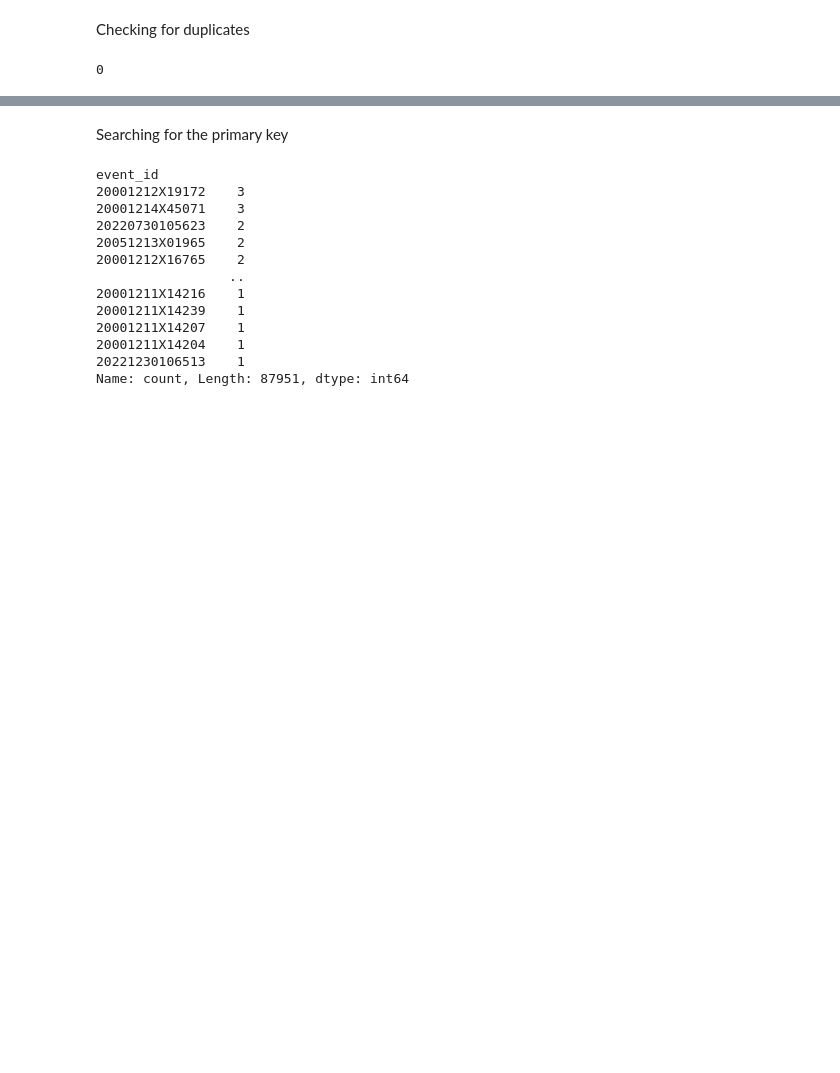
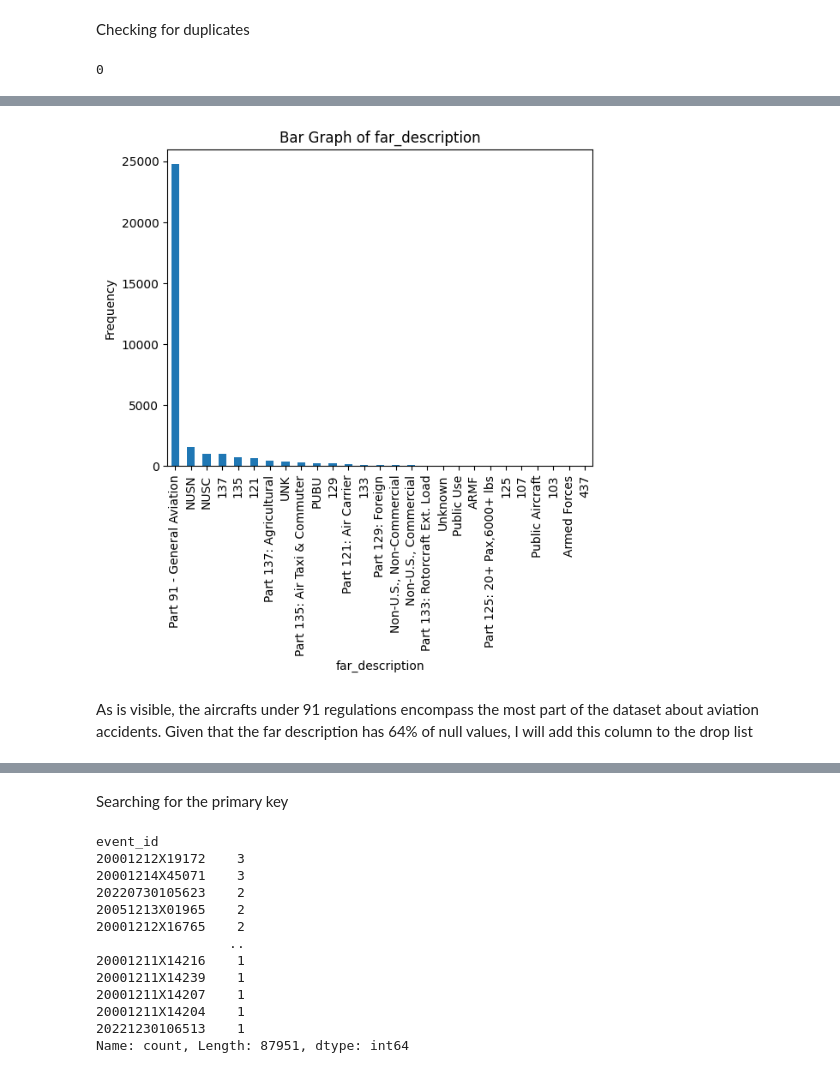
Before and after one commit to mbarriola96/Aircraft_safety_analysis, a Jupyter notebook: 00_data_understanding.ipynb, the cells around one changed output, grey strips where cells are left out. Saved outputs shown, nothing was run; the diff lists cells and outputs as text; code cells hidden in the pictures; blank space fills up the shorter version.

```diff
--- a/00_data_understanding.ipynb
+++ b/00_data_understanding.ipynb
@@ -123,0 +208,7 @@ df.duplicated().sum()
+# %%
+df['far_description'] = df['far_description'].map(lambda x: 'Part 91 - General Aviation' if isinstance(x,str) and '91' in x else x)
+plot_bar_graph_for_columns('far_description')
+# %% [output]
+[figure, added]
+# %% [markdown]
+As is visible, the aircrafts under 91 regulations encompass the most part of the dataset about aviation accidents. Given that the far description has 64% of null values, I will add this column to the drop list
```
Also changed, not shown: parts of 92 cells of this notebook.
